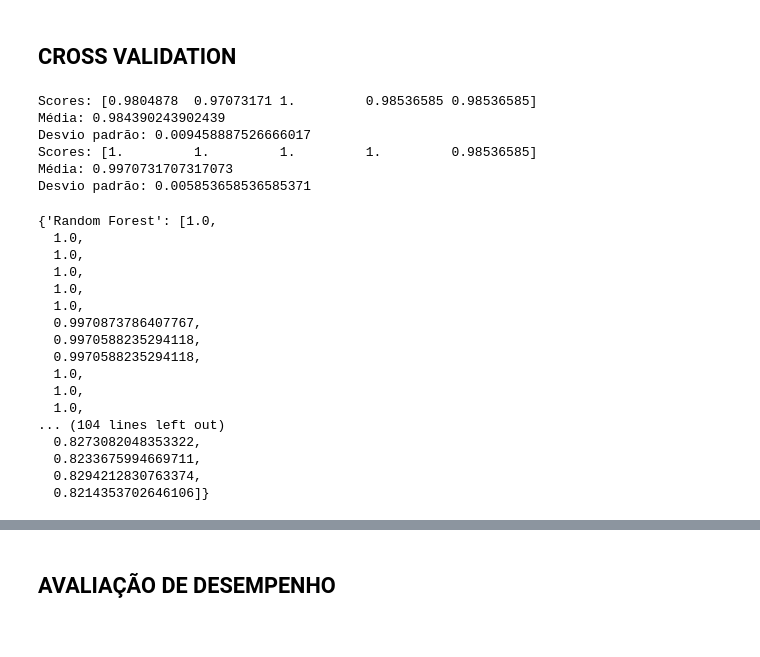
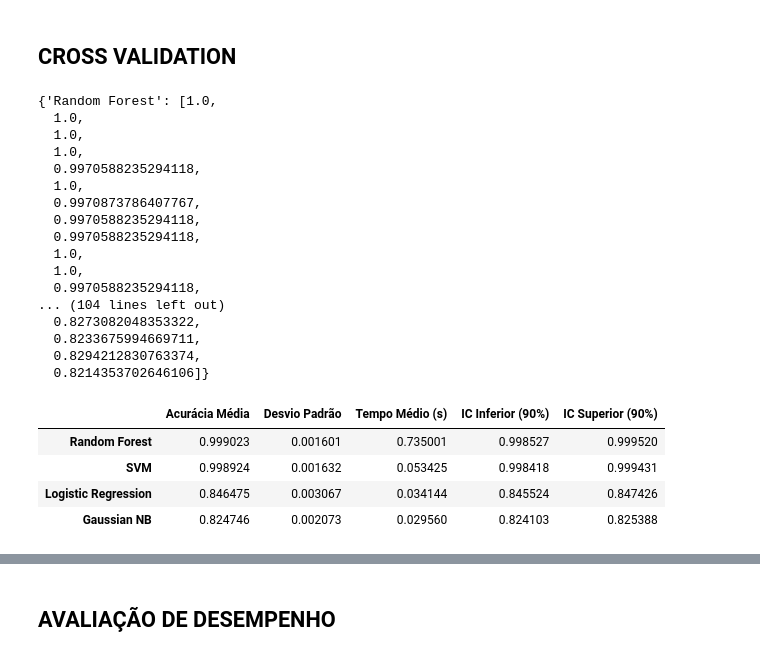
Before and after one commit to Danunesx/ml-heart-disease, a Jupyter notebook: heart-disease.ipynb, the cells around one changed output, grey strips where cells are left out. Saved outputs shown, nothing was run; the diff lists cells and outputs as text; code cells hidden in the pictures.

```diff
--- a/heart-disease.ipynb
+++ b/heart-disease.ipynb
@@ -431,51 +402,36 @@ Melhores Parâmetros: {'C': 100, 'class_weight': None, 'gamma': 'scale', 'kernel
 0                           {'var_smoothing': 1e-12}
 # %% [markdown]
 ## CROSS VALIDATION
-# %%
-from sklearn.model_selection import cross_val_score
-
-clf = SVC(kernel='rbf', C=100, gamma='scale', class_weight=None)
-
-scores = cross_val_score(clf, X, y, cv=5, scoring='accuracy',  n_jobs=-1)
-
-print("Scores:", scores)
-print("Média:", scores.mean())
-print("Desvio padrão:", scores.std())
-
-clf = RandomForestClassifier()
-scores = cross_val_score(clf, X, y, cv=5, scoring='accuracy',  n_jobs=-1)
-
-print("Scores:", scores)
-print("Média:", scores.mean())
-print("Desvio padrão:", scores.std())
-# %% [output]
-Scores: [0.9804878  0.97073171 1.         0.98536585 0.98536585]
-Média: 0.984390243902439
-Desvio padrão: 0.009458887526666017
-Scores: [1.         1.         1.         1.         0.98536585]
-Média: 0.9970731707317073
-Desvio padrão: 0.005853658536585371
 # %%
 from sklearn.model_selection import cross_val_score, KFold
+import time
+
+X_scaled = StandardScaler().fit_transform(X)
 
 modelos = {
-    'Random Forest': RandomForestClassifier(random_state=42),
+    'Random Forest': RandomForestClassifier(max_depth=None, min_samples_leaf= 1, min_samples_split= 2, n_estimators= 200),
     'SVM': SVC(kernel='rbf', C=100, gamma='scale', class_weight=None),
     'Logistic Regression': LogisticRegression(max_iter=1000, penalty='l1', solver='liblinear', C=1, class_weight='balanced'),
     'Gaussian NB': GaussianNB()
 }
 
 resultados = {}
+resultados_tempo = {}
 
 for nome, modelo in modelos.items():
     scores_modelo = []
+    tempos = []
 
     for i in range(30):
         kfold = KFold(n_splits=10, shuffle=True, random_state=i)
-        score = cross_val_score(modelo, X, y, cv=kfold, scoring='accuracy', n_jobs=-1)
+        inicio = time.time()
+        score = cross_val_score(modelo, X_scaled, y, cv=kfold, scoring='accuracy', n_jobs=-1)
+        fim = time.time()
         scores_modelo.append(score.mean())
+        tempos.append(fim - inicio)
 
     resultados[nome] = scores_modelo
+    resultados_tempo[nome] = tempos
 
 resultados
 # %% [output]
@@ -483,16 +439,44 @@ resultados
   1.0,
   1.0,
   1.0,
-  1.0,
+  0.9970588235294118,
   1.0,
   0.9970873786407767,
   0.9970588235294118,
   0.9970588235294118,
   1.0,
   1.0,
-  1.0,
+  0.9970588235294118,
 ... (104 lines left out)
   0.8273082048353322,
   0.8233675994669711,
   0.8294212830763374,
   0.8214353702646106]}
+# %%
+from scipy import stats
+
+resumo = pd.DataFrame({
+    'Acurácia Média': pd.DataFrame(resultados).mean(),
+    'Desvio Padrão':  pd.DataFrame(resultados).std(),
+    'Tempo Médio (s)': pd.DataFrame(resultados_tempo).mean()
+})
+
+confianca = 0.90
+
+# Intervalo de confiança
+for nome in resultados:
+    dados = resultados[nome]
+    n = len(dados)  # 30
+    media = np.mean(dados)
+    erro = stats.sem(dados)  # erro padrão da média
+    intervalo = stats.t.interval(confianca, df=n-1, loc=media, scale=erro)
+    resumo.loc[nome, 'IC Inferior (90%)'] = intervalo[0]
+    resumo.loc[nome, 'IC Superior (90%)'] = intervalo[1]
+
+resumo
+# %% [output]
+|  | Acurácia Média | Desvio Padrão | Tempo Médio (s) | IC Inferior (90%) | IC Superior (90%) |
+| Random Forest | 0.999023 | 0.001601 | 0.735001 | 0.998527 | 0.999520 |
+| SVM | 0.998924 | 0.001632 | 0.053425 | 0.998418 | 0.999431 |
+| Logistic Regression | 0.846475 | 0.003067 | 0.034144 | 0.845524 | 0.847426 |
+| Gaussian NB | 0.824746 | 0.002073 | 0.029560 | 0.824103 | 0.825388 |
```
Also changed, not shown: parts of 11 cells of this notebook.
